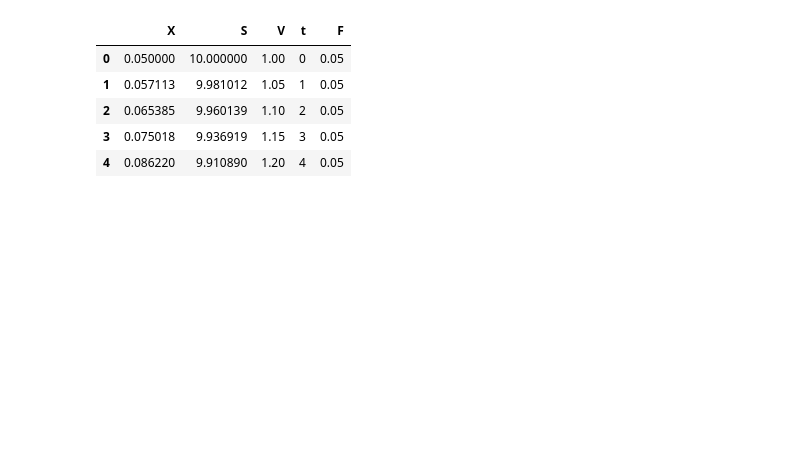
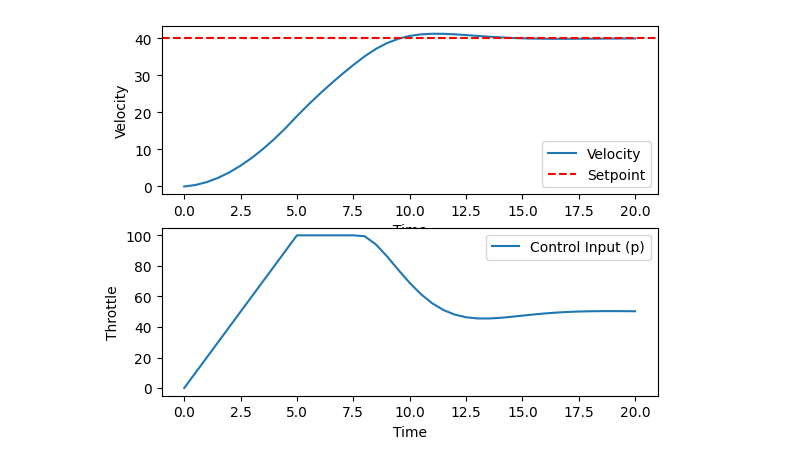
Before and after one commit to costasmexis/ML4MPC, a Jupyter notebook: tmp/playground.ipynb, the cells around one changed output. Saved outputs shown, nothing was run; the diff lists cells and outputs as text; code cells hidden in the pictures; blank space fills up the shorter version.

```diff
--- a/tmp/playground.ipynb
+++ b/tmp/playground.ipynb
@@ -234,9 +1,63 @@ plt.show()
-# %%
-sol_df.head()
-# %% [output]
-|  | X | S | V | t | F |
-| 0 | 0.050000 | 10.000000 | 1.00 | 0 | 0.05 |
-| 1 | 0.057113 | 9.981012 | 1.05 | 1 | 0.05 |
-| 2 | 0.065385 | 9.960139 | 1.10 | 2 | 0.05 |
-| 3 | 0.075018 | 9.936919 | 1.15 | 3 | 0.05 |
-| 4 | 0.086220 | 9.910890 | 1.20 | 4 | 0.05 |
+# %%
+import numpy as np
+import matplotlib.pyplot as plt
+from scipy.optimize import minimize
+
+# Time settings
+time = np.linspace(0, 20, 41)
+dt = time[1] - time[0]
+
+# Constants
+mass = 500
+b = 50
+K = 0.8
+
+# Setpoint
+v_sp = 40
+
+# Initial conditions
+v = np.zeros_like(time)
+p = np.zeros_like(time)  # Ensure initial throttle is 0
+
+# Cost function for MPC
+def objective(p_seq, v_curr):
+    v_pred = v_curr
+    cost = 0
+    p_prev = p[i]  # Previous control input
+    for p_i in p_seq:
+        dv = (-v_pred * b + K * b * p_i) / mass * dt
+        v_pred += dv
+        cost += (v_pred - v_sp) ** 2  # L2 norm tracking error
+        cost += 0.1 * (p_i - p_prev) ** 2  # Penalize large changes in p
+        p_prev = p_i
+    return cost
+
+# Constraints
+bounds = [(0, 100) for _ in range(5)]  # Limit p within [0, 100]
+
+# MPC loop
+horizon = 5  # Predictive horizon
+for i in range(len(time) - 1):
+    res = minimize(objective, np.ones(horizon) * p[i], args=(v[i],), bounds=bounds, method='COBYLA')
+    p_new = res.x[0]  # Suggested new control input
+    p[i + 1] = np.clip(p[i] + np.clip(p_new - p[i], -10, 10), 0, 100)  # Enforce Δp ≤ 20
+    v[i + 1] = v[i] + (-v[i] * b + K * b * p[i + 1]) / mass * dt
+
+# Plot results
+plt.figure()
+plt.subplot(2, 1, 1)
+plt.plot(time, v, label="Velocity")
+plt.axhline(y=v_sp, color='r', linestyle='--', label="Setpoint")
+plt.xlabel("Time")
+plt.ylabel("Velocity")
+plt.legend()
+
+plt.subplot(2, 1, 2)
+plt.plot(time, p, label="Control Input (p)")
+plt.xlabel("Time")
+plt.ylabel("Throttle")
+plt.legend()
+
+plt.show()
+# %% [output]
+[figure, added]
```
Also changed, not shown: parts of 9 cells of this notebook.
